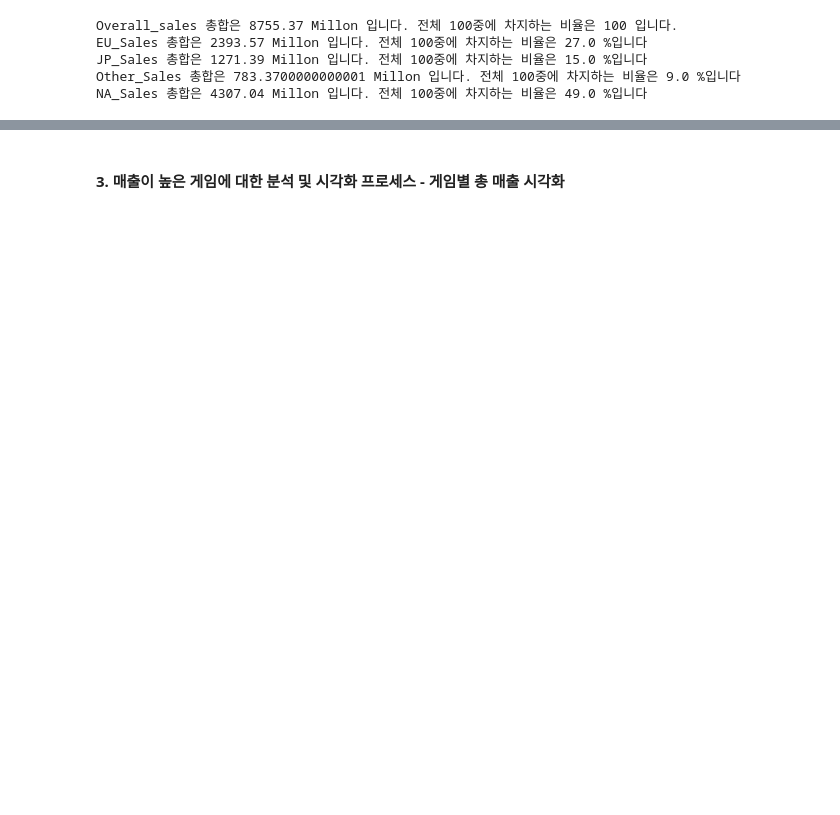
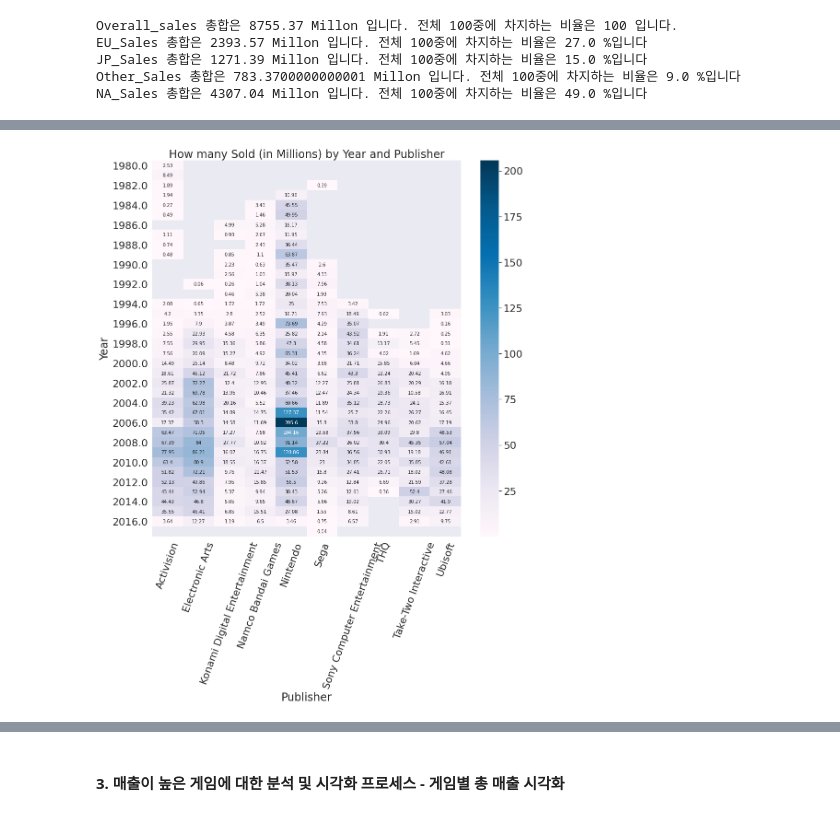
Before and after one commit to syh0397/codestates-AI-bootcamp-1, a Jupyter notebook: Untitled0.ipynb, the cells around one changed output, grey strips where cells are left out. Cells and saved outputs as stored; diff of their text form; code cells hidden in the pictures; blank space fills up the shorter version.

```diff
--- a/Untitled0.ipynb
+++ b/Untitled0.ipynb
@@ -653,0 +657,3 @@ KeyError: ignored
+# %%
+top_10_pub = data.groupby(['Publisher']).sum()['overall_sales'].sort_values(ascending = False)[:10]
+top_10_pub
@@ -653,0 +673,12 @@ KeyError: ignored
+# %%
+publisher_year_table = pd.pivot_table(data[data['Publisher'].isin(top_10_pub.index)][data['Year'] <= 2017.0], values = ['overall_sales'], index = ['Year'], columns = ['Publisher'], aggfunc = 'sum')
+
+plt.figure(figsize=(15,15))
+sns.heatmap(publisher_year_table['overall_sales'], annot = True, annot_kws = {"size": 10}, fmt = 'g', cmap = "PuBu")
+plt.xticks(rotation = 70)
+plt.title('How many Sold (in Millions) by Year and Publisher')
+plt.xlabel('Publisher')
+plt.ylabel('Year')
+plt.show()
+# %% [output]
+[figure, added]
```
Also changed, not shown: parts of 29 cells of this notebook.
